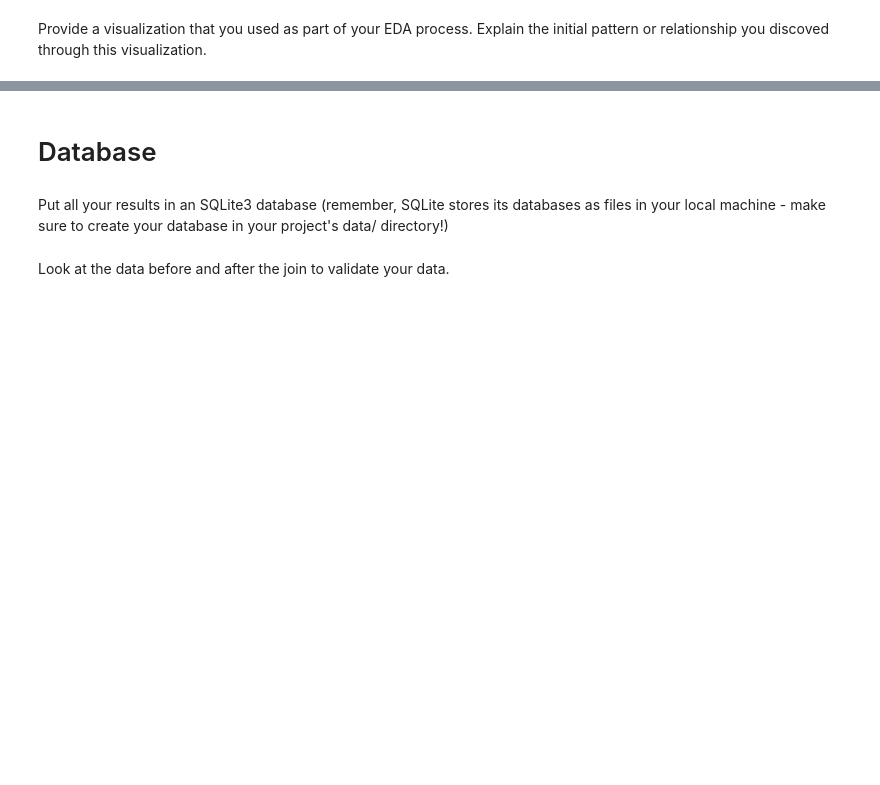
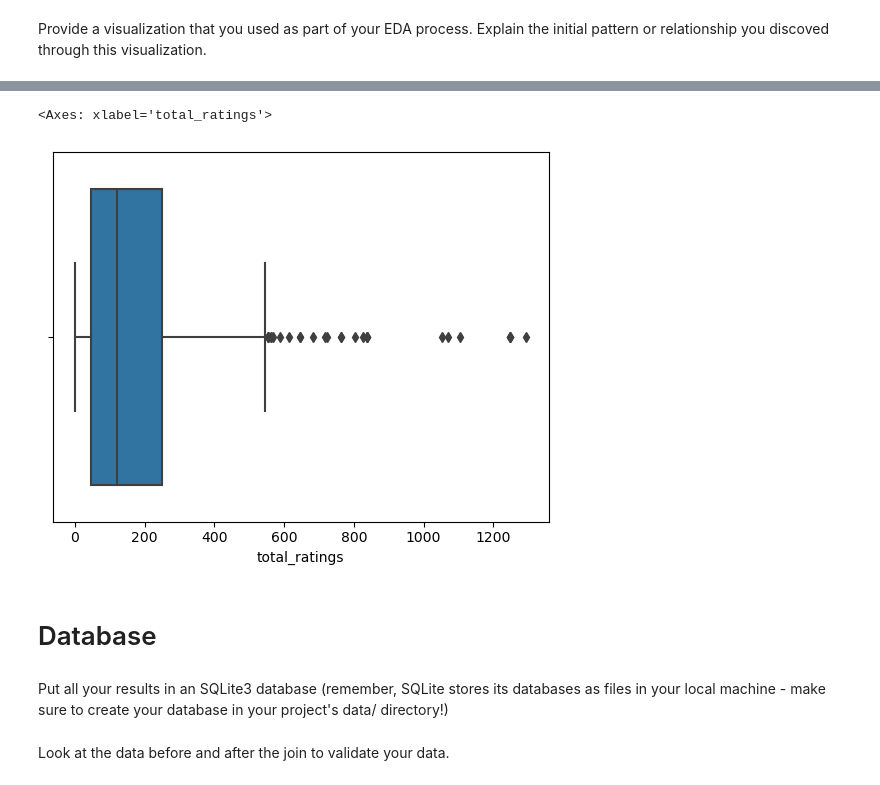
Before and after one commit to SBangarh/Bike-station-and-destination-location, a Jupyter notebook: notebooks/joining_data.ipynb, the cells around one changed output, grey strips where cells are left out. Cells and saved outputs as stored; diff of their text form; code cells hidden in the pictures; blank space fills up the shorter version.

```diff
--- a/notebooks/joining_data.ipynb
+++ b/notebooks/joining_data.ipynb
@@ -34,3 +91,8 @@ Provide a visualization that you used as part of your EDA process. Explain the i
+# %%
+sns.boxplot(x=combined_df_final['total_ratings'])
+# %% [output]
+<Axes: xlabel='total_ratings'>
+[figure, added]
 # %% [markdown]
 # Database
 # %% [markdown]
```
Also changed, not shown: parts of 8 cells of this notebook.
